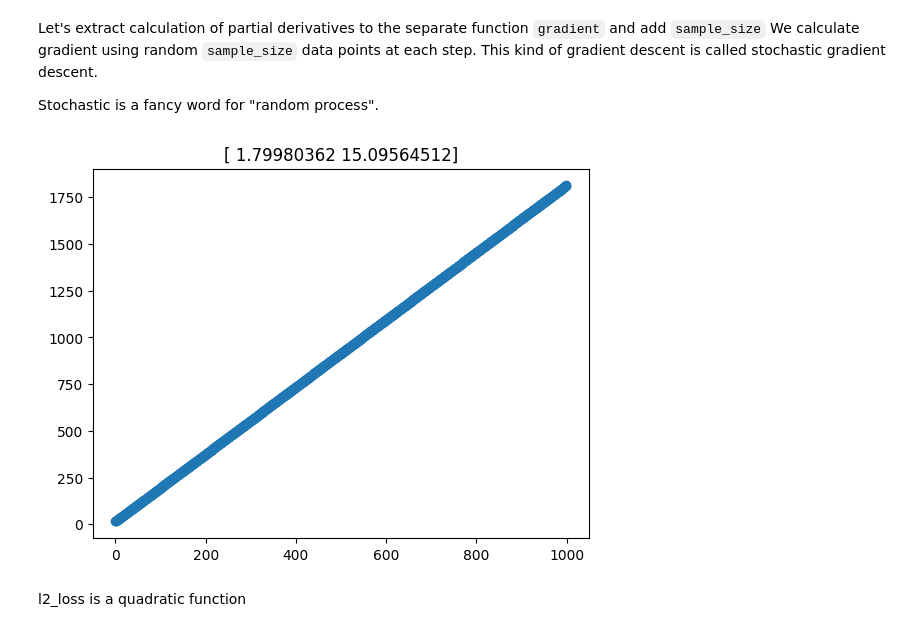
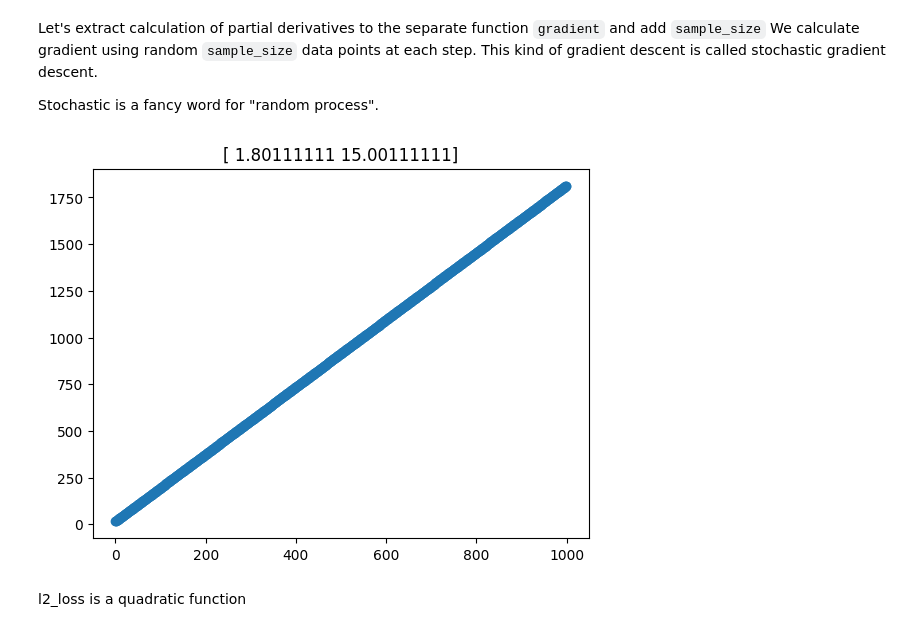
Before and after one commit to alexandershov/little-learner, a Jupyter notebook: little_learner.ipynb, the cells around one changed output. Drawn from its saved outputs; the diff is of its cells as text; code cells hidden in the pictures.

Commit message:
use np.gradient for partial derivatives

```diff
--- a/little_learner.ipynb
+++ b/little_learner.ipynb
@@ -78,16 +78,35 @@ We calculate gradient using random `sample_size` data points at each step. This
 
 Stochastic is a fancy word for "random process".
 # %%
+import itertools
+
 def l2_loss_gradient(target, xs, ys, params, delta=0.0001, sample_size=None):
-    # TODO: rewrite it using numpy vector operations for efficiency
-    # TODO: rewrite it using np.gradient
     gs = []
     if sample_size is None:
         indexes = np.arange(0, len(xs))
     else:
         indexes = np.random.randint(0, len(xs), sample_size)
 
+    ranges = []
+    k = 10
+    for a_param in params:
+        # calculate gradient near the `params` values
+        ranges.append(np.linspace(a_param - 0.01, a_param + 0.01, k))
     calc_loss = l2_loss(target, xs[indexes], ys[indexes])
+    results_sample = np.zeros((k,) * len(params))
+    for i, param_sample in enumerate(itertools.product(*ranges)):
+        product = 1
+        reversed_index = []
+        for dim in reversed(range(len(params))):
+            index = (i // product) % k
+            reversed_index.append(index)
+            product *= k
+        value = calc_loss(param_sample)
+        index = tuple(reversed(reversed_index))
+        results_sample[index] = value
+    gradients = np.gradient(results_sample, *ranges)
+    return np.array([g[(k // 2 - 1,)* len(params)] for g in gradients])
+
     loss = calc_loss(params)
     for j, value in enumerate(params):
         learning_params = params.copy()
@@ -117,35 +136,35 @@ def gradient_descent(target, xs, ys, learning_rates, sample_size=None, delta=0.0
 
 def line_plot(xs, ys, learned_params):
     plt.scatter(xs, ys)
     plt.plot(xs, line(xs, learned_params))
     plt.title(f'{learned_params}')
     plt.show()
 
 
 def build_loss_plot(target, xs, ys):
     plot_xs = np.linspace(-20, 20, 1000)
     objective_fn = l2_loss(target, xs, ys)
     plot_ys_list = []
     for m in plot_xs:
         params = [m, 0]
         loss = objective_fn(params)
         plot_ys_list.append(loss)
     plot_ys = np.array(plot_ys_list)
     plt.plot(plot_xs, plot_ys)
     plt.title(f'loss(m)')
     plt.show()
 
 
 learned_params = gradient_descent(line,
                                   np.arange(0, 1000),
                                   np.arange(0, 1000) * 1.8 + 15,
                                   sample_size=15,
                                   learning_rates=np.array([1e-8, 1e-2]),
-                                  num_iterations=30000,
+                                  num_iterations=3000,
                                   verbose=False)
 line_plot(np.arange(0, 1000), np.arange(0, 1000) * 1.8 + 15, learned_params)
 # %% [output]
-[figure, old version]
+[figure, new version]
 # %% [markdown]
 l2_loss is a quadratic function
 # %%
```
Also changed, not shown: parts of 1 cell of this notebook, 1 other file.
